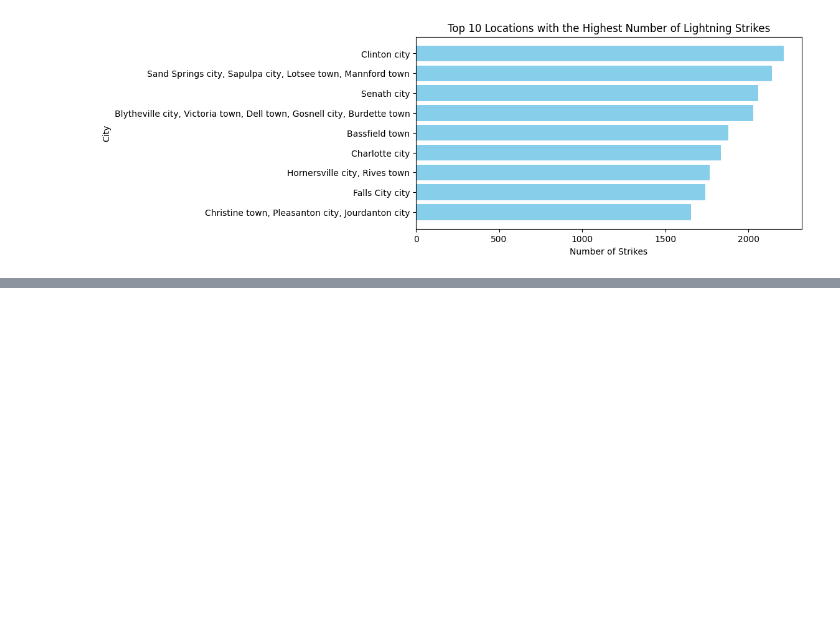
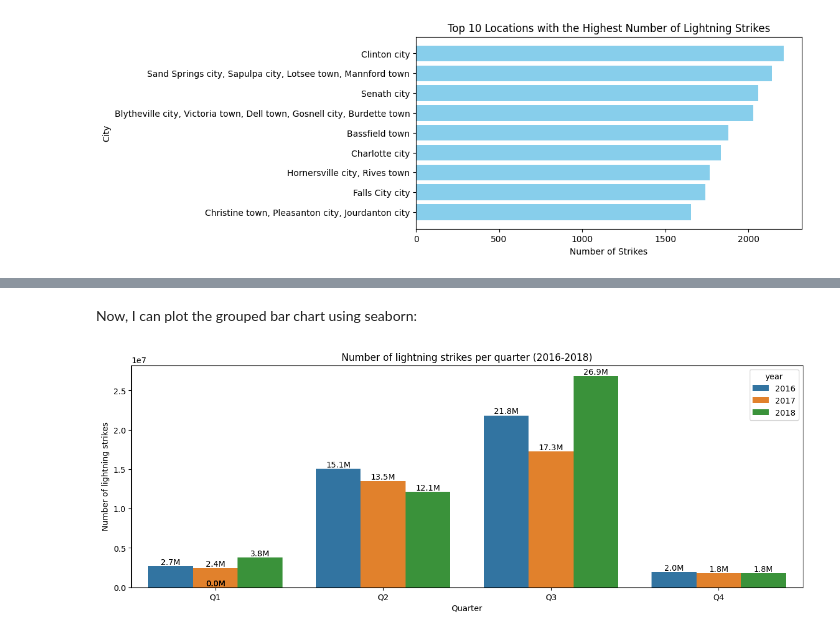
Before and after one commit to Cyberoctane29/NOAA-Lightning-Analysis, a Jupyter notebook: NOAA_Lightning_Analysis.ipynb, the cells around one changed output, grey strips where cells are left out. Saved outputs shown, nothing was run; the diff lists cells and outputs as text; code cells hidden in the pictures; blank space fills up the shorter version.

```diff
--- a/NOAA_Lightning_Analysis.ipynb
+++ b/NOAA_Lightning_Analysis.ipynb
@@ -307,0 +444,4 @@ plt.show()
+# %%
+df_by_quarter['quarter_number'] = df_by_quarter['quarter'].str[-2:]
+df_by_quarter['year'] = df_by_quarter['quarter'].str[:4]
+df_by_quarter.head()
@@ -307,0 +455,21 @@ plt.show()
+# %% [markdown]
+Now, I can plot the grouped bar chart using seaborn:
+# %%
+plt.figure(figsize = (15, 5))
+p = sns.barplot(
+    data = df_by_quarter,
+    x = 'quarter_number',
+    y = 'number_of_strikes',
+    hue = 'year')
+for b in p.patches:
+    p.annotate(str(round(b.get_height()/1000000, 1))+'M',
+               (b.get_x() + b.get_width() / 2., b.get_height() + 1.2e6),
+               ha = 'center', va = 'bottom',
+               xytext = (0, -12),
+               textcoords = 'offset points')
+plt.xlabel("Quarter")
+plt.ylabel("Number of lightning strikes")
+plt.title("Number of lightning strikes per quarter (2016-2018)")
+plt.show()
+# %% [output]
+[figure, added]
```
Also changed, not shown: parts of 28 cells of this notebook.
